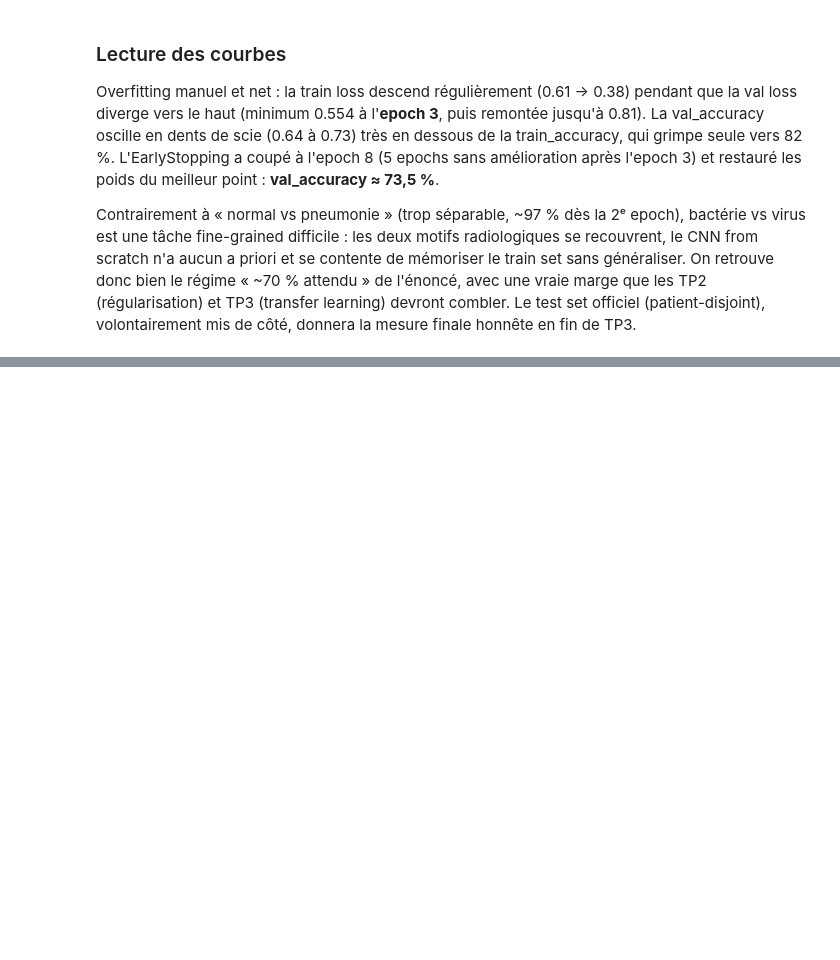
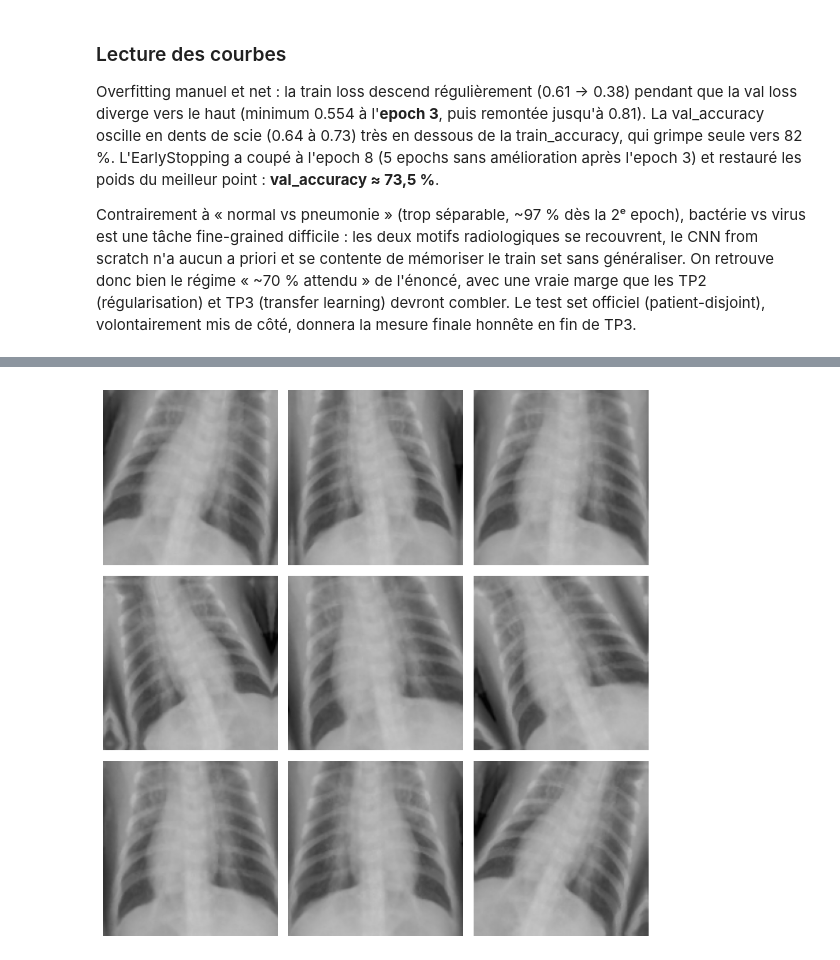
Before and after one commit to TheoKraichette/deeplearning-j3-cnn-classification-images-KRAICHETTE-Theo, a Jupyter notebook: cnn_pneumonie.ipynb, the cells around one changed output, grey strips where cells are left out. Cells and saved outputs as stored; diff of their text form; code cells hidden in the pictures; blank space fills up the shorter version.

Commit message:
phase 2.1 data augmentation pipeline

```diff
--- a/cnn_pneumonie.ipynb
+++ b/cnn_pneumonie.ipynb
@@ -357,0 +370,22 @@ Contrairement à « normal vs pneumonie » (trop séparable, ~97 % dès la 2ᵉ
+# %%
+data_augmentation = models.Sequential([
+    layers.RandomFlip("horizontal"),
+    layers.RandomRotation(0.08),
+    layers.RandomZoom(0.1),
+], name="data_augmentation")
+# %%
+# Grille 3x3 : la même image sous 9 variations aléatoires, pour vérifier
+# que les transformations restent réalistes.
+sample_image = next(iter(train_ds))[0][0]
+
+plt.figure(figsize=(8, 8))
+for i in range(9):
+    augmented = data_augmentation(tf.expand_dims(sample_image, 0), training=True)
+    plt.subplot(3, 3, i + 1)
+    plt.imshow(augmented[0])
+    plt.axis('off')
+plt.tight_layout()
+plt.savefig("augmentation_grid.png", dpi=100)
+plt.show()
+# %% [output]
+[figure, added]
```
Also changed, not shown: parts of 1 cell of this notebook, 1 other file.
